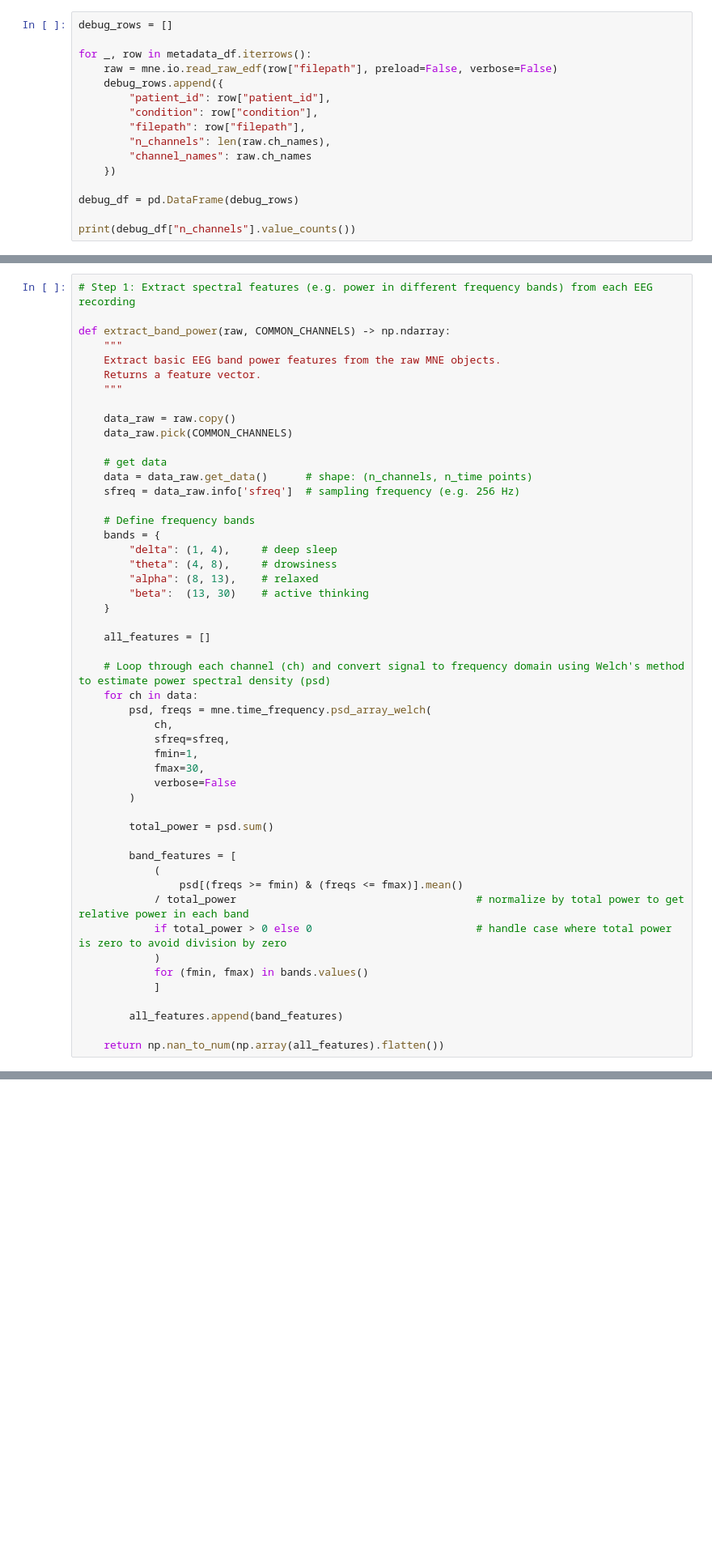
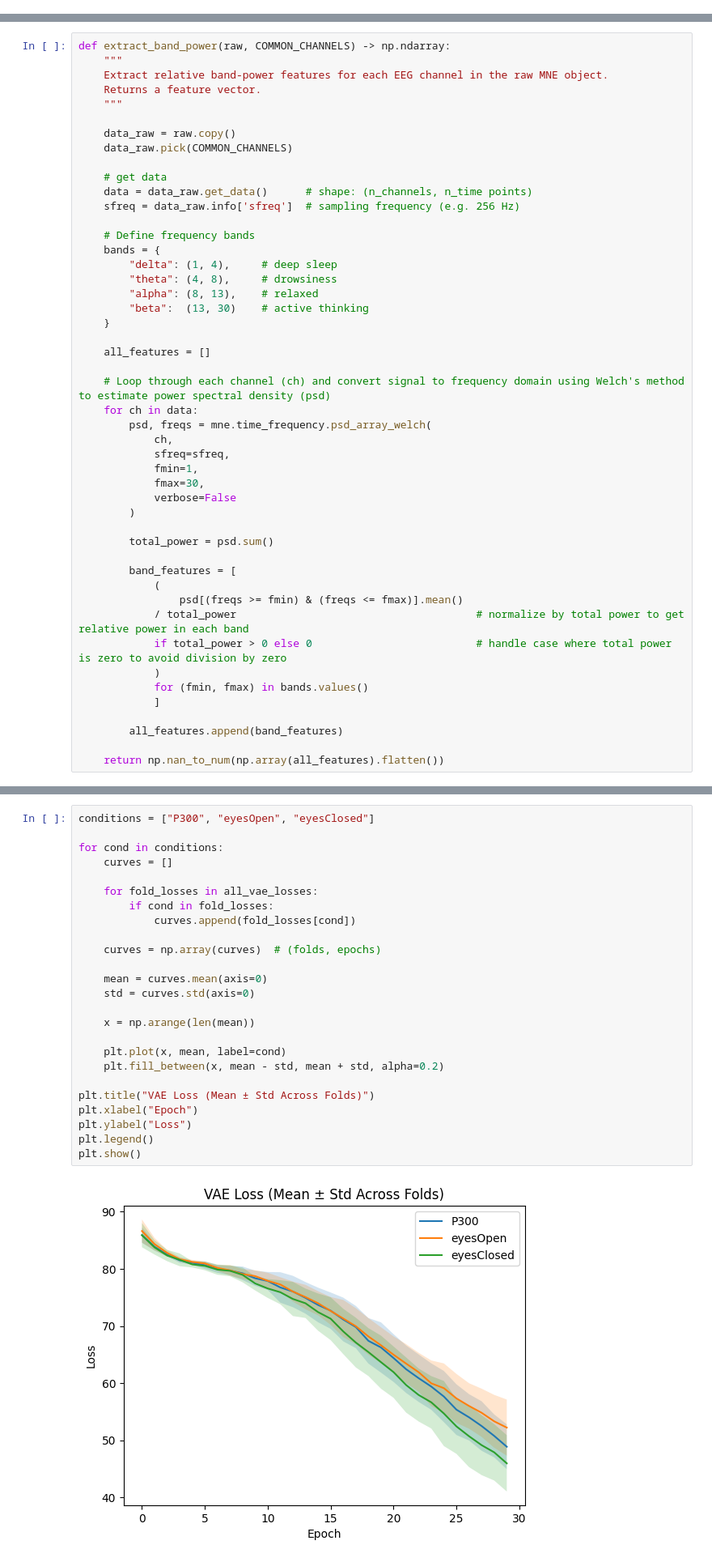
Before and after one commit to BJAngulo/MSSE-277b-final-project-, a Jupyter notebook: notebooks/EEG_VAE.ipynb, the cells around one changed output, grey strips where cells are left out. Shown at 81% size. Drawn from its saved outputs; the diff is of its cells as text; blank space fills up the shorter version.

```diff
--- a/notebooks/EEG_VAE.ipynb
+++ b/notebooks/EEG_VAE.ipynb
@@ -131,16 +108,0 @@ print("Saved metadata to:", metadata_path)
-# %%
-debug_rows = []
-
-for _, row in metadata_df.iterrows():
-    raw = mne.io.read_raw_edf(row["filepath"], preload=False, verbose=False)
-    debug_rows.append({
-        "patient_id": row["patient_id"],
-        "condition": row["condition"],
-        "filepath": row["filepath"],
-        "n_channels": len(raw.ch_names),
-        "channel_names": raw.ch_names
-    })
-
-debug_df = pd.DataFrame(debug_rows)
-
-print(debug_df["n_channels"].value_counts())
@@ -162,9 +151,7 @@ print("Number of common channels:", len(COMMON_CHANNELS))
 # %%
-# Step 1: Extract spectral features (e.g. power in different frequency bands) from each EEG recording
-
 def extract_band_power(raw, COMMON_CHANNELS) -> np.ndarray:
     """
-    Extract basic EEG band power features from the raw MNE objects.
+    Extract relative band-power features for each EEG channel in the raw MNE object.
     Returns a feature vector.
     """
 
@@ -366,0 +450,27 @@ print("Augmented Accuracy:", np.mean(acc_aug))
+# %%
+conditions = ["P300", "eyesOpen", "eyesClosed"]
+
+for cond in conditions:
+    curves = []
+
+    for fold_losses in all_vae_losses:
+        if cond in fold_losses:
+            curves.append(fold_losses[cond])
+
+    curves = np.array(curves)  # (folds, epochs)
+
+    mean = curves.mean(axis=0)
+    std = curves.std(axis=0)
+
+    x = np.arange(len(mean))
+
+    plt.plot(x, mean, label=cond)
+    plt.fill_between(x, mean - std, mean + std, alpha=0.2)
+
+plt.title("VAE Loss (Mean ± Std Across Folds)")
+plt.xlabel("Epoch")
+plt.ylabel("Loss")
+plt.legend()
+plt.show()
+# %% [output]
+[figure, added]
```
Also changed, not shown: parts of 32 cells of this notebook.
